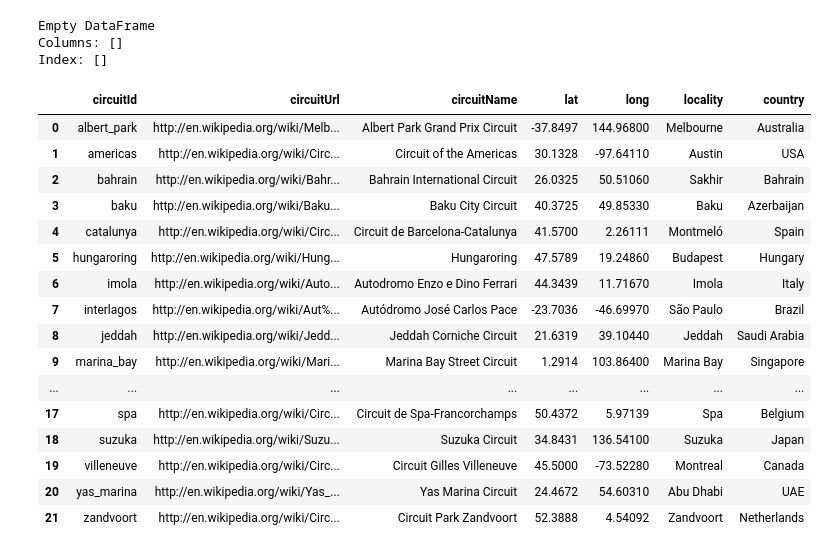
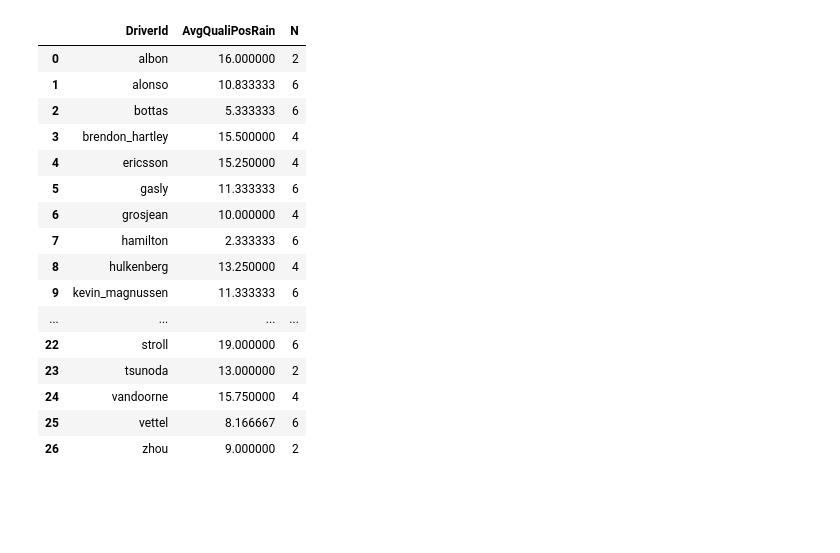
Before and after one commit to tbryan2/visualization-toolbox, a Jupyter notebook: f1/notebooks/qualifying_raing.ipynb, the cells around one changed output. Drawn from its saved outputs; the diff is of its cells as text; code cells hidden in the pictures; blank space fills up the shorter version.

```diff
--- a/f1/notebooks/qualifying_raing.ipynb
+++ b/f1/notebooks/qualifying_raing.ipynb
@@ -76,0 +120,10 @@ def get_rainfall_quali_results(year, circuit):
+# %%
+# Loop through all of 2018 to get the qualifying results
+quali = pd.DataFrame()
+
+for season in range(2018, 2024):
+    try:
+        for circuit in ergast.get_circuits(season=season)['circuitName']:
+            quali = quali.append(get_quali_results(season, circuit))
+    except:
+        pass
@@ -106,6 +279,0 @@ core           INFO     Finished loading data for 20 drivers: ['33', '77', '44',
-# %%
-print(rainfall_quali_results)
-# %% [output]
-Empty DataFrame
-Columns: []
-Index: []
@@ -116,20 +279,0 @@ response_frame = ergast.get_circuits(season=2022)
-# %%
-response_frame
-# %% [output]
-|  | circuitId | circuitUrl | circuitName | lat | long | locality | country |
-| 0 | albert_park | http://en.wikipedia.org/wiki/Melb... | Albert Park Grand Prix Circuit | -37.8497 | 144.96800 | Melbourne | Australia |
-| 1 | americas | http://en.wikipedia.org/wiki/Circ... | Circuit of the Americas | 30.1328 | -97.64110 | Austin | USA |
-| 2 | bahrain | http://en.wikipedia.org/wiki/Bahr... | Bahrain International Circuit | 26.0325 | 50.51060 | Sakhir | Bahrain |
-| 3 | baku | http://en.wikipedia.org/wiki/Baku... | Baku City Circuit | 40.3725 | 49.85330 | Baku | Azerbaijan |
-| 4 | catalunya | http://en.wikipedia.org/wiki/Circ... | Circuit de Barcelona-Catalunya | 41.5700 | 2.26111 | Montmeló | Spain |
-| 5 | hungaroring | http://en.wikipedia.org/wiki/Hung... | Hungaroring | 47.5789 | 19.24860 | Budapest | Hungary |
-| 6 | imola | http://en.wikipedia.org/wiki/Auto... | Autodromo Enzo e Dino Ferrari | 44.3439 | 11.71670 | Imola | Italy |
-| 7 | interlagos | http://en.wikipedia.org/wiki/Aut%... | Autódromo José Carlos Pace | -23.7036 | -46.69970 | São Paulo | Brazil |
-| 8 | jeddah | http://en.wikipedia.org/wiki/Jedd... | Jeddah Corniche Circuit | 21.6319 | 39.10440 | Jeddah | Saudi Arabia |
-| 9 | marina_bay | http://en.wikipedia.org/wiki/Mari... | Marina Bay Street Circuit | 1.2914 | 103.86400 | Marina Bay | Singapore |
-| ... | ... | ... | ... | ... | ... | ... | ... |
-| 17 | spa | http://en.wikipedia.org/wiki/Circ... | Circuit de Spa-Francorchamps | 50.4372 | 5.97139 | Spa | Belgium |
-| 18 | suzuka | http://en.wikipedia.org/wiki/Suzu... | Suzuka Circuit | 34.8431 | 136.54100 | Suzuka | Japan |
-| 19 | villeneuve | http://en.wikipedia.org/wiki/Circ... | Circuit Gilles Villeneuve | 45.5000 | -73.52280 | Montreal | Canada |
-| 20 | yas_marina | http://en.wikipedia.org/wiki/Yas_... | Yas Marina Circuit | 24.4672 | 54.60310 | Abu Dhabi | UAE |
-| 21 | zandvoort | http://en.wikipedia.org/wiki/Circ... | Circuit Park Zandvoort | 52.3888 | 4.54092 | Zandvoort | Netherlands |
@@ -135,0 +292,20 @@ response_frame
+# %%
+rainfall_quali_results
+# %% [output]
+|  | DriverId | AvgQualiPosRain | N |
+| 0 | albon | 16.000000 | 2 |
+| 1 | alonso | 10.833333 | 6 |
+| 2 | bottas | 5.333333 | 6 |
+| 3 | brendon_hartley | 15.500000 | 4 |
+| 4 | ericsson | 15.250000 | 4 |
+| 5 | gasly | 11.333333 | 6 |
+| 6 | grosjean | 10.000000 | 4 |
+| 7 | hamilton | 2.333333 | 6 |
+| 8 | hulkenberg | 13.250000 | 4 |
+| 9 | kevin_magnussen | 11.333333 | 6 |
+| ... | ... | ... | ... |
+| 22 | stroll | 19.000000 | 6 |
+| 23 | tsunoda | 13.000000 | 2 |
+| 24 | vandoorne | 15.750000 | 4 |
+| 25 | vettel | 8.166667 | 6 |
+| 26 | zhou | 9.000000 | 2 |
```
Also changed, not shown: parts of 22 cells of this notebook, 3 other files.
